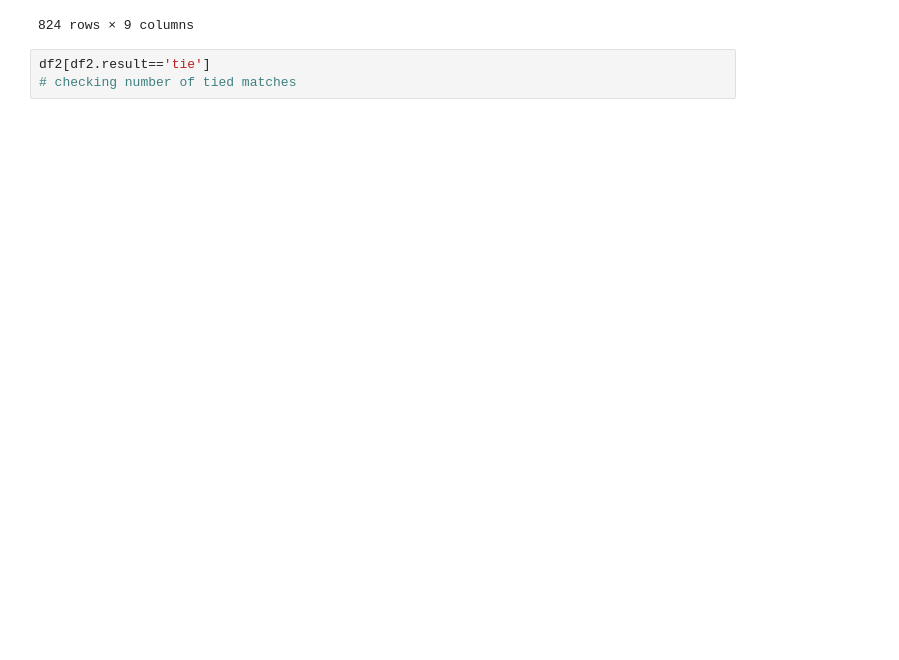
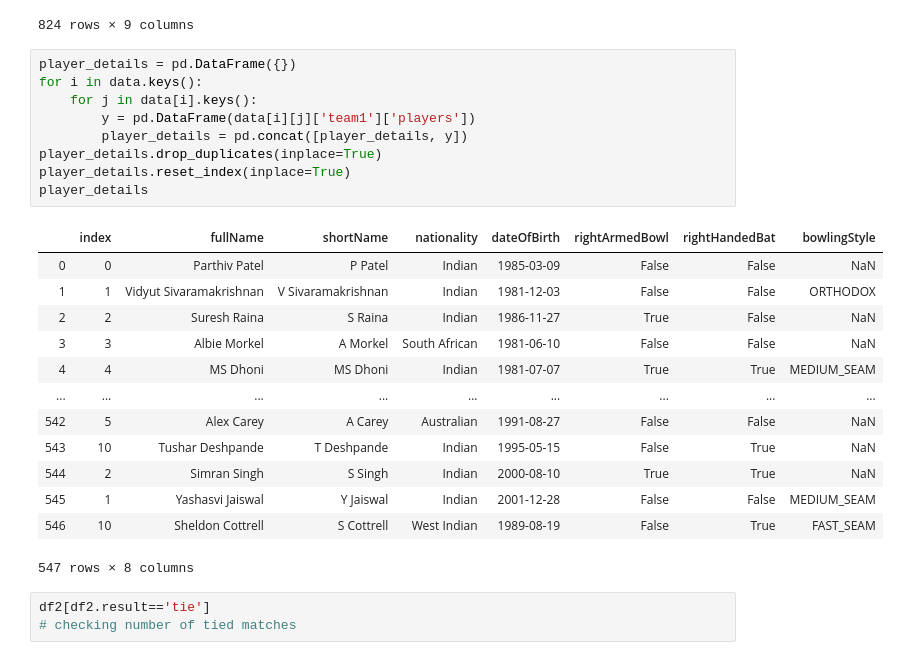
Before and after one commit to Lavitra15/ClassicXI, a Jupyter notebook: Code/DA_Project.ipynb, the cells around one changed output. Saved outputs shown, nothing was run; the diff lists cells and outputs as text; blank space fills up the shorter version.

```diff
--- a/Code/DA_Project.ipynb
+++ b/Code/DA_Project.ipynb
@@ -201,6 +198,29 @@ new_data
 | 822 | Match tied (Delhi Capitals | 2020-09-20 | Dubai International Cricket Stadium | Delhi Capitals | 7 | 4 | Kings XI Punjab | 6 | ... |
 | 823 | Chennai Super Kings | 2020-09-19 | Sheikh Zayed Stadium | Mumbai Indians | 7 | 4 | Chennai Super Kings | 9 | ... |
 824 rows × 9 columns
+# %%
+player_details = pd.DataFrame({})
+for i in data.keys():
+    for j in data[i].keys():
+        y = pd.DataFrame(data[i][j]['team1']['players'])
+        player_details = pd.concat([player_details, y])
+player_details.drop_duplicates(inplace=True)
+player_details.reset_index(inplace=True)
+player_details
+# %% [output]
+|  | index | fullName | shortName | nationality | dateOfBirth | rightArmedBowl | rightHandedBat | bowlingStyle |
+| 0 | 0 | Parthiv Patel | P Patel | Indian | 1985-03-09 | False | False | NaN |
+| 1 | 1 | Vidyut Sivaramakrishnan | V Sivaramakrishnan | Indian | 1981-12-03 | False | False | ORTHODOX |
+| 2 | 2 | Suresh Raina | S Raina | Indian | 1986-11-27 | True | False | NaN |
+| 3 | 3 | Albie Morkel | A Morkel | South African | 1981-06-10 | False | False | NaN |
+| 4 | 4 | MS Dhoni | MS Dhoni | Indian | 1981-07-07 | True | True | MEDIUM_SEAM |
+| ... | ... | ... | ... | ... | ... | ... | ... | ... |
+| 542 | 5 | Alex Carey | A Carey | Australian | 1991-08-27 | False | False | NaN |
+| 543 | 10 | Tushar Deshpande | T Deshpande | Indian | 1995-05-15 | False | True | NaN |
+| 544 | 2 | Simran Singh | S Singh | Indian | 2000-08-10 | True | True | NaN |
+| 545 | 1 | Yashasvi Jaiswal | Y Jaiswal | Indian | 2001-12-28 | False | False | MEDIUM_SEAM |
+| 546 | 10 | Sheldon Cottrell | S Cottrell | West Indian | 1989-08-19 | False | True | FAST_SEAM |
+547 rows × 8 columns
 # %%
 df2[df2.result=='tie']
 # checking number of tied matches
```
Also changed, not shown: parts of 41 cells of this notebook.
